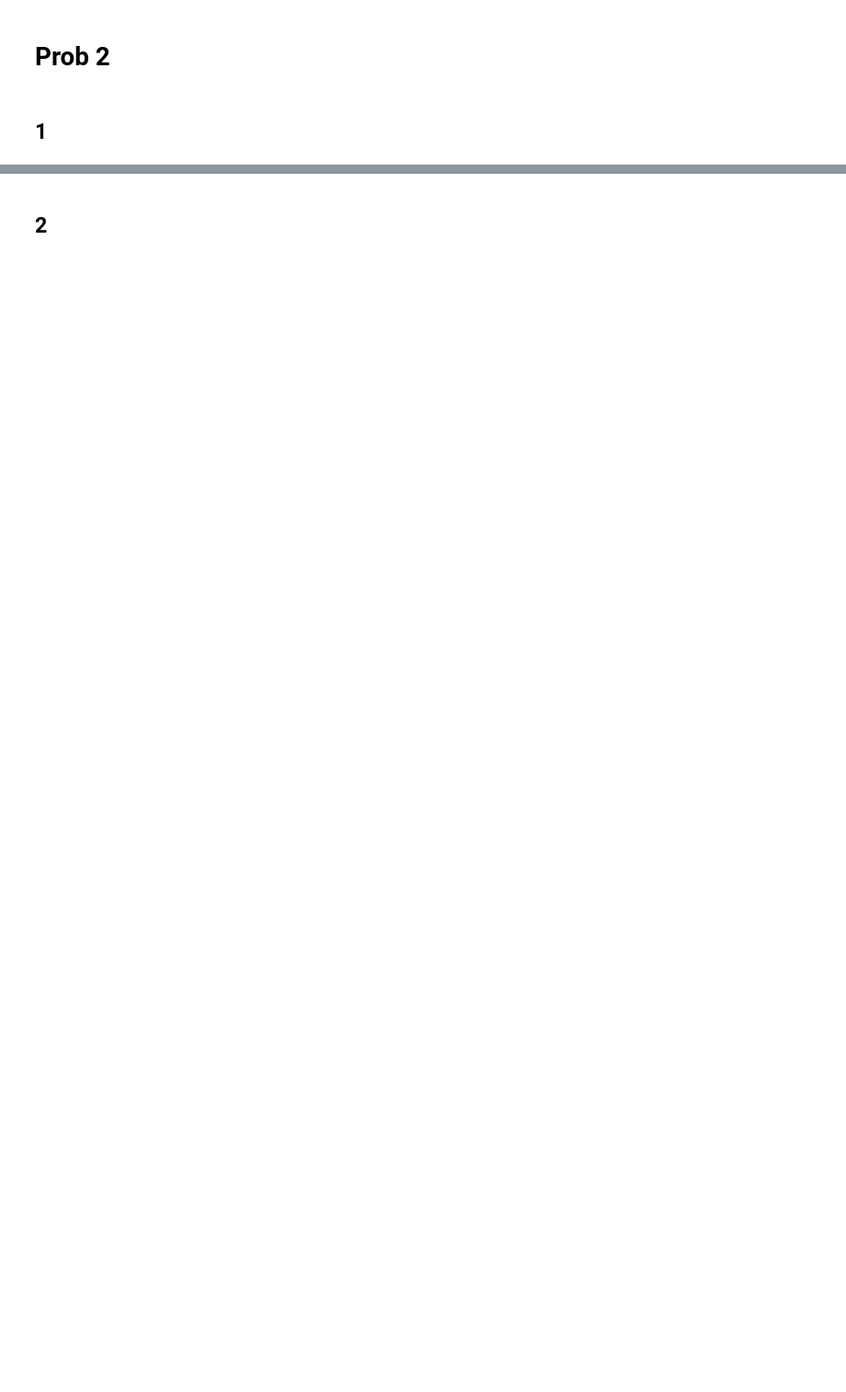
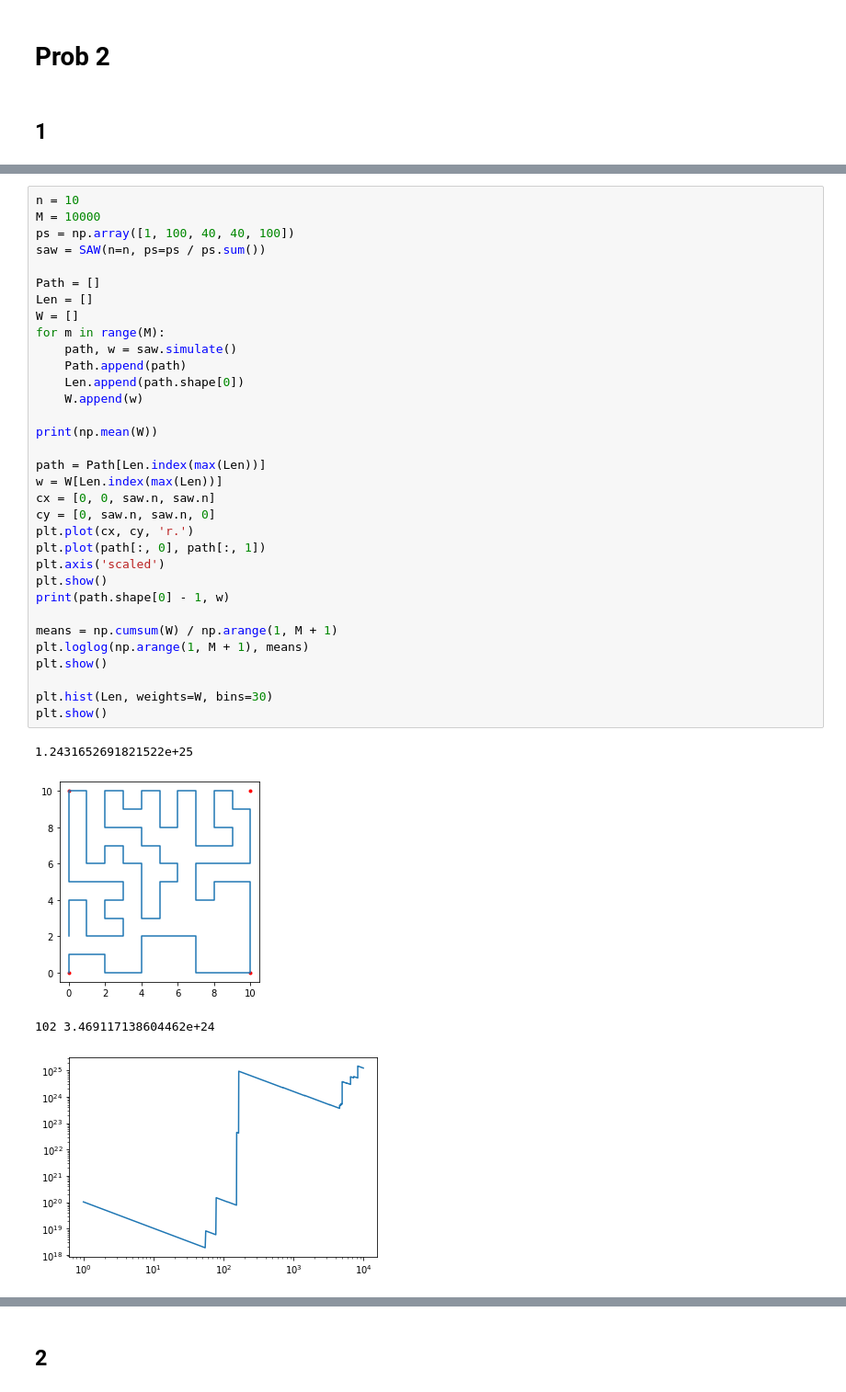
Before and after one commit to IanFla/Monte-Carlo, a Jupyter notebook: barbu/Ch2.ipynb, the cells around one changed output, grey strips where cells are left out. Shown: that part at 92% size. Drawn from its saved outputs; the diff is of its cells as text; blank space fills up the shorter version.

```diff
--- a/barbu/Ch2.ipynb
+++ b/barbu/Ch2.ipynb
@@ -45,0 +96,38 @@ print(1 / (1 + np.var(pi.pdf(x3) / g(4).pdf(x3))
+# %%
+n = 10
+M = 10000
+ps = np.array([1, 100, 40, 40, 100])
+saw = SAW(n=n, ps=ps / ps.sum())
+
+Path = []
+Len = []
+W = []
+for m in range(M):
+    path, w = saw.simulate()
+    Path.append(path)
+    Len.append(path.shape[0])
+    W.append(w)
+
+print(np.mean(W))
+
+path = Path[Len.index(max(Len))]
+w = W[Len.index(max(Len))]
+cx = [0, 0, saw.n, saw.n]
+cy = [0, saw.n, saw.n, 0]
+plt.plot(cx, cy, 'r.')
+plt.plot(path[:, 0], path[:, 1])
+plt.axis('scaled')
+plt.show()
+print(path.shape[0] - 1, w)
+
+means = np.cumsum(W) / np.arange(1, M + 1)
+plt.loglog(np.arange(1, M + 1), means)
+plt.show()
+
+plt.hist(Len, weights=W, bins=30)
+plt.show()
+# %% [output]
+1.2431652691821522e+25
+[figure, added]
+102 3.469117138604462e+24
+[figure, added]
```
Also changed, not shown: parts of 7 cells of this notebook.
